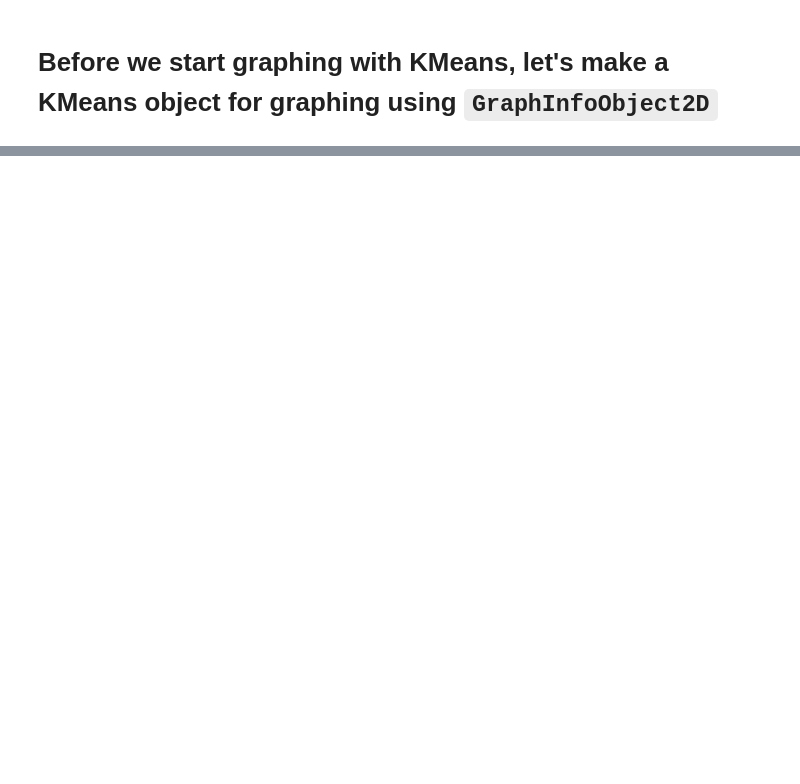
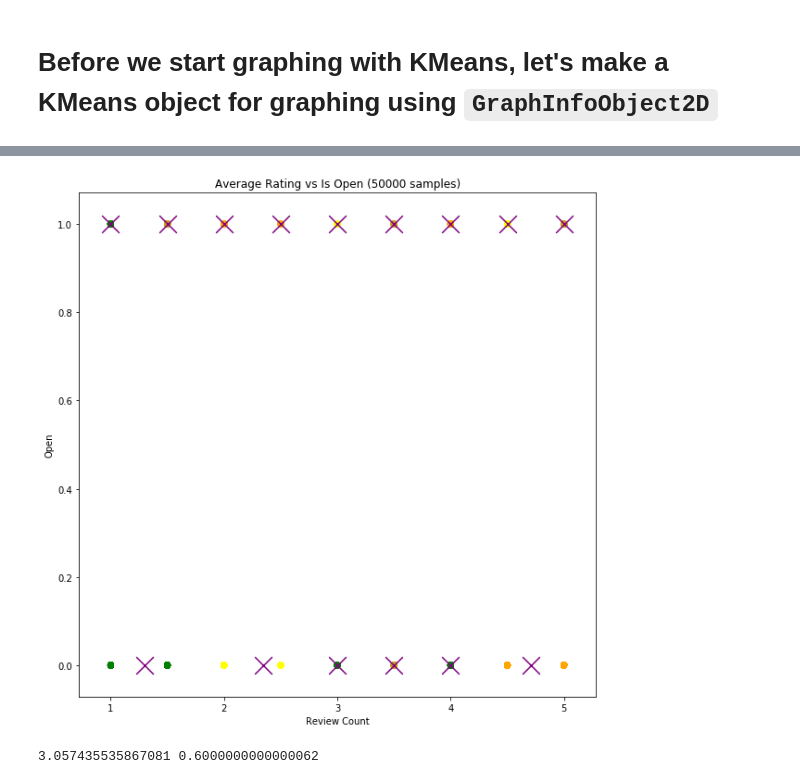
Before and after one commit to TheBetterTeam/GetYelp, a Jupyter notebook: Yelp Data/work.ipynb, the cells around one changed output, grey strips where cells are left out. Saved outputs shown, nothing was run; the diff lists cells and outputs as text; code cells hidden in the pictures; blank space fills up the shorter version.

```diff
--- a/Yelp Data/work.ipynb
+++ b/Yelp Data/work.ipynb
@@ -201,0 +231,33 @@ graph.display()
+# %%
+is_open = b_samp['is_open']
+# %%
+title = ''.join(['Average Rating vs Is Open (', str(businessSampler.sample_size), ' samples)'])
+GIO_StarsVOpen = GraphInfoObject2D(title, (stars, 'Review Count'), (is_open, 'Open'))
+GIO_StarsVOpen.setColor(1,'purple')
+# %%
+X = []
+for item in zip(stars,is_open):
+    X.append([item[0], item[1]])
+
+graph = Graph2DScatter(GIO_StarsVOpen, stars, is_open)
+
+kmeans = KMeans(n_clusters=15)
+kmeans.fit(X)
+
+centroids = kmeans.cluster_centers_
+colors = ['#cd9b1d', 'yellow', 'orange', 'green']
+
+graph.create_additional(stars, is_open, color_labels=True, labels=kmeans.labels_, colors=colors, marker='o')
+graph.create_additional(centroids[:,0], centroids[:,1], color_labels=False, labels=None, colors=[], marker='x',s=350)
+graph.display()
+# %% [output]
+[figure, added]
+# %%
+centroids
+total_x, total_y = 0,0
+for each in centroids:
+    total_x += each[0]
+    total_y += each[1]
+print(total_x/15,total_y/15)
+# %% [output]
+3.057435535867081 0.6000000000000062
```
Also changed, not shown: parts of 12 cells of this notebook.
